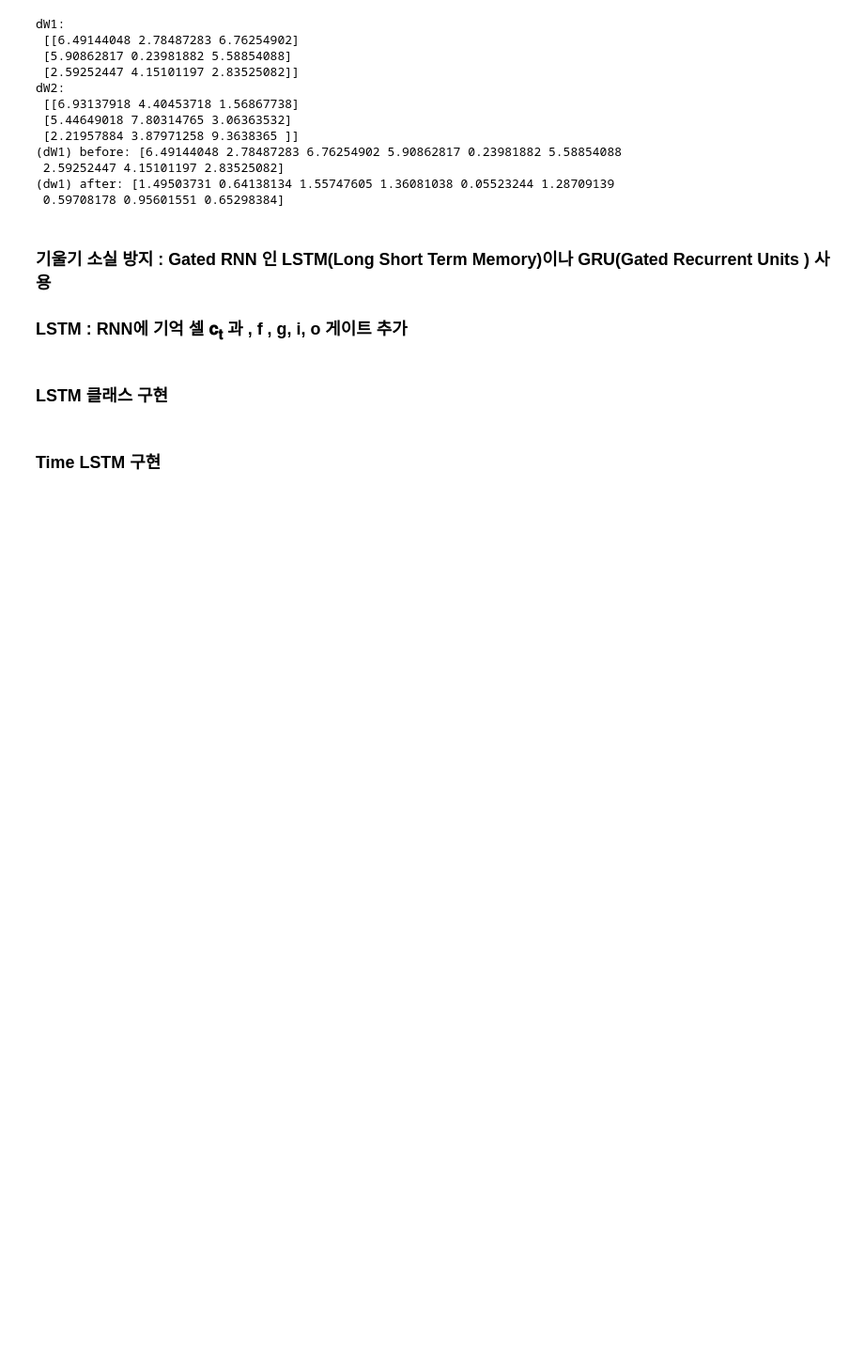
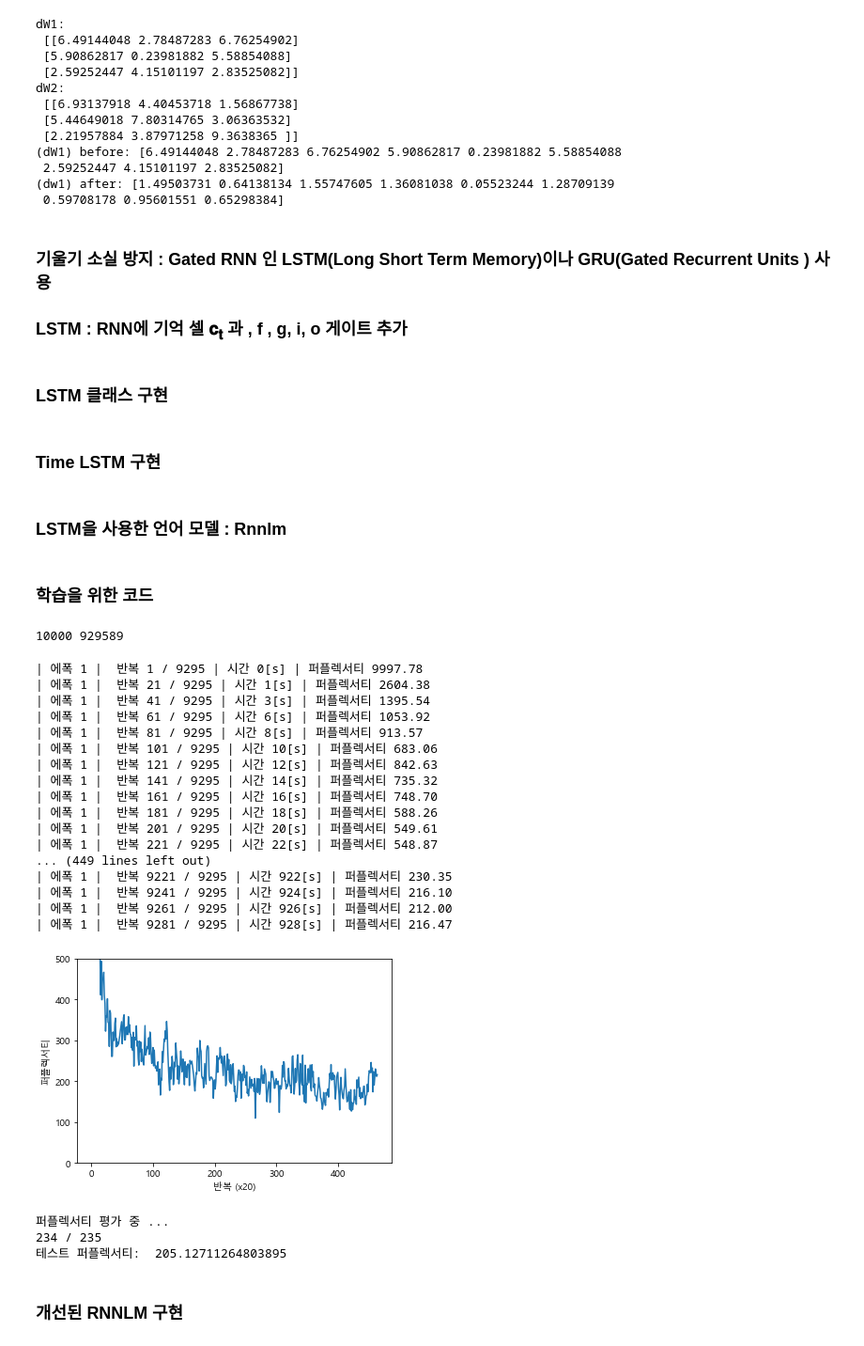
Before and after one commit to sain0722/ai_nlp, a Jupyter notebook: 03_RNN_LSTM/02_LSTM 구현.ipynb, the cells around one changed output. Shown at 94% size. Drawn from its saved outputs; the diff is of its cells as text; code cells hidden in the pictures; blank space fills up the shorter version.

```diff
--- a/03_RNN_LSTM/02_LSTM 구현.ipynb
+++ b/03_RNN_LSTM/02_LSTM 구현.ipynb
@@ -104,7 +104,7 @@ class LSTM:
 
     def forward(self,x,h_prev,c_prev):
         Wx, Wh, b = self.params    # Wx : (D,4*H),  Wh: (H,4*H) 로 생성하여 입력됨
-        N, H = h_prev,shape
+        N, H = h_prev.shape
 
         A = np.dot(x,Wx) + np.dot(h_prev,Wh) + b    # (N,4*H)
 
@@ -232,3 +232,5 @@ class TimeLSTM:
         self.dh = dh
 
         return dxs
+# %% [markdown]
+### LSTM을 사용한 언어 모델 : Rnnlm
@@ -234,0 +296,2 @@ class TimeLSTM:
+# %% [markdown]
+### 학습을 위한 코드
@@ -234,0 +301,50 @@ class TimeLSTM:
+# %%
+# 하이퍼파라미터 설정
+batch_size = 20
+wordvec_size = 100
+hidden_size = 100  # RNN의 은닉 상태 벡터의 원소 수
+time_size = 5      # RNN을 펼치는 크기
+lr = 20.0
+# max_epoch = 4  #  약 30분 소요 , PPL : 약 136.07
+max_epoch = 1
+max_grad = 0.25  #  기울기 클리핑을 위한 threshold 값
+
+# 학습 데이터 읽기 : 전체 데이터 사용
+# https://raw.githubusercontent.com/tomsercu/lstm/master/data/ptb.train.txt
+corpus, word_to_id, id_to_word = ptb.load_data('train')
+corpus_test,_,_ = ptb.load_data('test')
+vocab_size = len(word_to_id)
+print(vocab_size,len(corpus))  # 10000 929589
+xs = corpus[:-1]  # 입력
+ts = corpus[1:]   # 출력（정답 레이블）
+# %% [output]
+10000 929589
+# %%
+# 모델 생성
+model = Rnnlm(vocab_size, wordvec_size, hidden_size)
+optimizer = SGD(lr)
+trainer = RnnlmTrainer(model, optimizer)
+
+
+# 기울기 클리핑을 적용하여 학습
+trainer.fit(xs, ts, max_epoch, batch_size, time_size, max_grad, eval_interval=20)
+trainer.plot(ylim=(0,500))
+# %% [output]
+| 에폭 1 |  반복 1 / 9295 | 시간 0[s] | 퍼플렉서티 9997.78
+| 에폭 1 |  반복 21 / 9295 | 시간 1[s] | 퍼플렉서티 2604.38
+| 에폭 1 |  반복 41 / 9295 | 시간 3[s] | 퍼플렉서티 1395.54
+| 에폭 1 |  반복 61 / 9295 | 시간 6[s] | 퍼플렉서티 1053.92
+| 에폭 1 |  반복 81 / 9295 | 시간 8[s] | 퍼플렉서티 913.57
+| 에폭 1 |  반복 101 / 9295 | 시간 10[s] | 퍼플렉서티 683.06
+| 에폭 1 |  반복 121 / 9295 | 시간 12[s] | 퍼플렉서티 842.63
+| 에폭 1 |  반복 141 / 9295 | 시간 14[s] | 퍼플렉서티 735.32
+| 에폭 1 |  반복 161 / 9295 | 시간 16[s] | 퍼플렉서티 748.70
+| 에폭 1 |  반복 181 / 9295 | 시간 18[s] | 퍼플렉서티 588.26
+| 에폭 1 |  반복 201 / 9295 | 시간 20[s] | 퍼플렉서티 549.61
+| 에폭 1 |  반복 221 / 9295 | 시간 22[s] | 퍼플렉서티 548.87
+... (449 lines left out)
+| 에폭 1 |  반복 9221 / 9295 | 시간 922[s] | 퍼플렉서티 230.35
+| 에폭 1 |  반복 9241 / 9295 | 시간 924[s] | 퍼플렉서티 216.10
+| 에폭 1 |  반복 9261 / 9295 | 시간 926[s] | 퍼플렉서티 212.00
+| 에폭 1 |  반복 9281 / 9295 | 시간 928[s] | 퍼플렉서티 216.47
+[figure, added]
@@ -234,0 +382,14 @@ class TimeLSTM:
+# %%
+# 테스트 데이터로 평가
+model.reset_state()
+ppl_test = eval_perplexity(model, corpus_test)  # test 데이터로 평가
+print('테스트 퍼플렉서티: ', ppl_test)
+
+# 매개변수 저장
+model.save_params()
+# %% [output]
+퍼플렉서티 평가 중 ...
+234 / 235
+테스트 퍼플렉서티:  205.12711264803895
+# %% [markdown]
+### 개선된 RNNLM 구현
```
Also changed, not shown: parts of 9 cells of this notebook, 1 other file.
